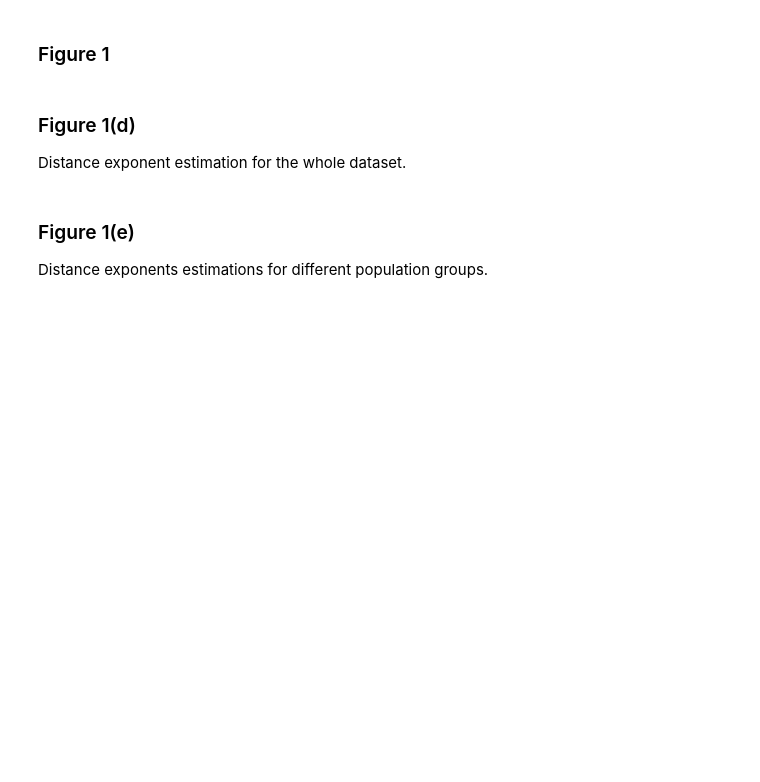
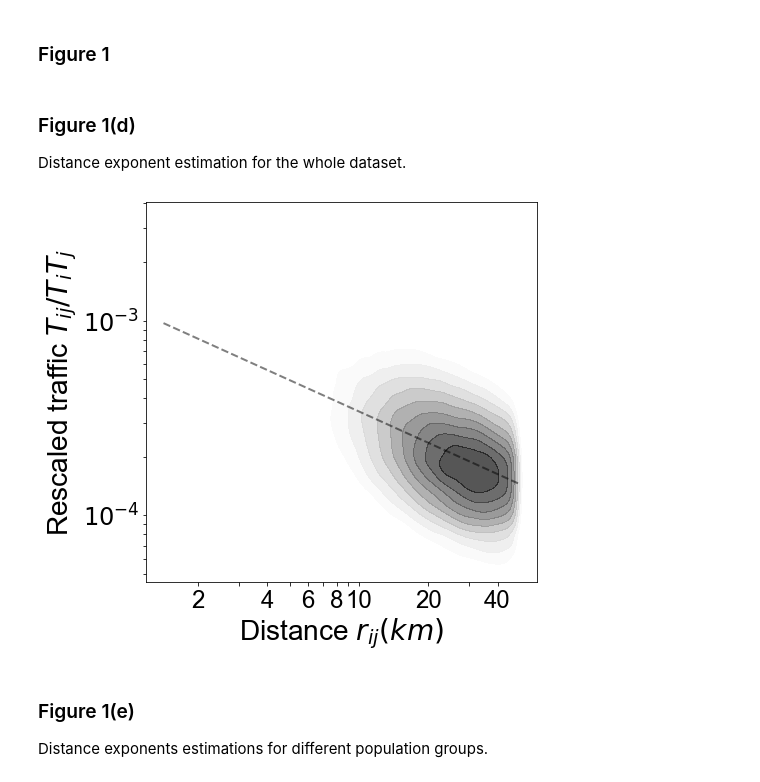
Before and after one commit to pothyd/multiple-gravity-law, a Jupyter notebook: code/analysis.ipynb, the cells around one changed output. Saved outputs shown, nothing was run; the diff lists cells and outputs as text; code cells hidden in the pictures; blank space fills up the shorter version.

```diff
--- a/code/analysis.ipynb
+++ b/code/analysis.ipynb
@@ -59,36 +60,41 @@ y_bin_list = [
 ]
 x_bin = [x_val for x_val, y_vals in zip(x_bin, y_bin_list) if len(y_vals) != 0]
 y_bin = [np.mean(y_vals) for y_vals in y_bin_list if len(y_vals) != 0]
 
 X_bin = np.array([np.log(x) for x in x_bin]).reshape(-1, 1)
 Y_bin = np.array([np.log(y) for y in y_bin]).reshape(-1, 1)
 
 X = np.log(data.rij)
 Y = np.log(data.rescaled_tij)
 
 X_ = sm.add_constant(X)
 
 # OLS linear regression
 result = sm.OLS(Y, X_).fit()
 
 a = result.params[1]
 b = result.params[0]
 
 # Plot result
 sns.kdeplot(X, Y, alpha=0.7, cmap="Greys", shade=True, thresh=0.3)
-plt.plot([min(X), max(X)], [a*min(X)+b, a*max(X)+b], c="k", ls="--", alpha=0.5, label=label, linewidth=2)
+plt.plot([min(X), max(X)], [a*min(X)+b, a*max(X)+b], c="k", ls="--", alpha=0.5, linewidth=2)
 
 plt.xlabel("Distance $r_{ij} (km)$", fontsize=28)
 plt.ylabel("Rescaled traffic $T_{ij}/T_iT_j$", fontsize=28)
 plt.xticks([np.log(2), np.log(3), np.log(4), np.log(5), np.log(6), np.log(7), np.log(8), np.log(9), np.log(10), np.log(20), np.log(30), np.log(40)],
            ["2", "", "4", "", "6", "", "8", "", "10", "20", "", "40"],
            fontsize=24)
-plt.yticks([np.log(0.01), np.log(0.001), np.log(0.002), np.log(0.003), np.log(0.004), np.log(0.005), np.log(0.006), np.log(0.007), np.log(0.008), np.log(0.009), np.log(0.0001), np.log(0.0002), np.log(0.0003), np.log(0.0004), np.log(0.0005), np.log(0.0006), np.log(0.0007), np.log(0.0008), np.log(0.0009), np.log(0.00009), np.log(0.00008), np.log(0.00007), np.log(0.00006), np.log(0.00005)],
-           ["$10^{-2}$", "$10^{-3}$", "", "", "", "", "", "", "", "", "$10^{-4}$", "", "", "", "", "", "", "", "", "", "", "", "", ""],
+plt.yticks([np.log(0.01),
+            np.log(0.009), np.log(0.008), np.log(0.007), np.log(0.006), np.log(0.005), np.log(0.004), np.log(0.003), np.log(0.002), np.log(0.001),
+            np.log(0.0009), np.log(0.0008), np.log(0.0007), np.log(0.0006), np.log(0.0005), np.log(0.0004), np.log(0.0003), np.log(0.0002), np.log(0.0001),
+            np.log(0.00009), np.log(0.00008), np.log(0.00007), np.log(0.00006), np.log(0.00005)],
+           ["$10^{-2}$", "", "", "", "", "", "", "", "", "$10^{-3}$", "", "", "", "", "", "", "", "", "$10^{-4}$", "", "", "", "", ""],
            fontsize=24)
 plt.ylim([-10, -5.5])
 
 plt.show()
+# %% [output]
+[figure, added]
 # %% [markdown]
 ### Figure 1(e)
 Distance exponents estimations for different population groups.
```
Also changed, not shown: parts of 5 cells of this notebook.
